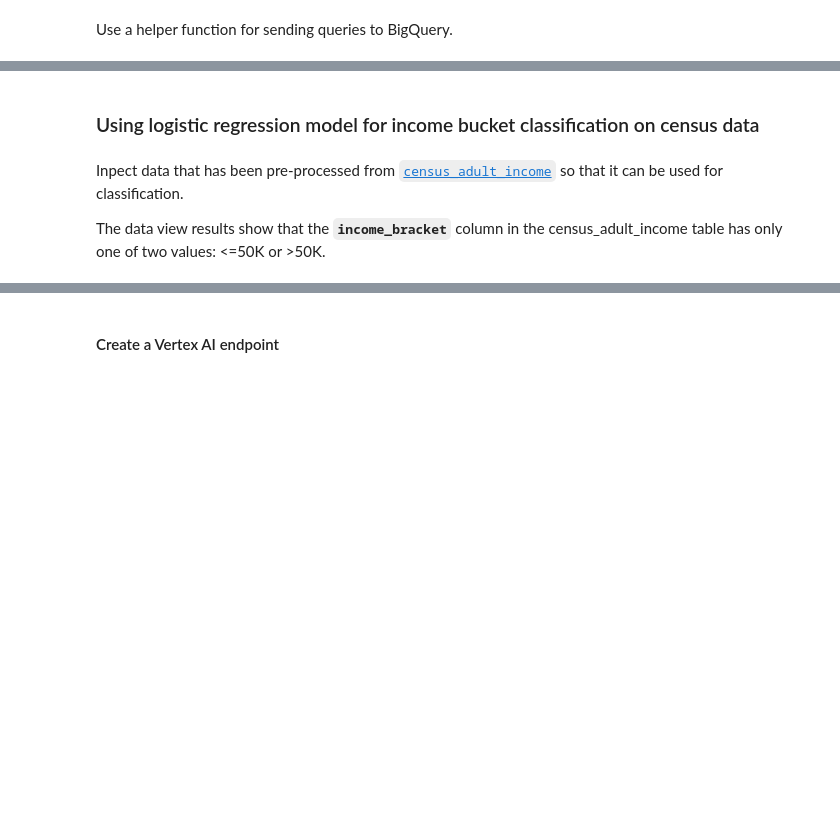
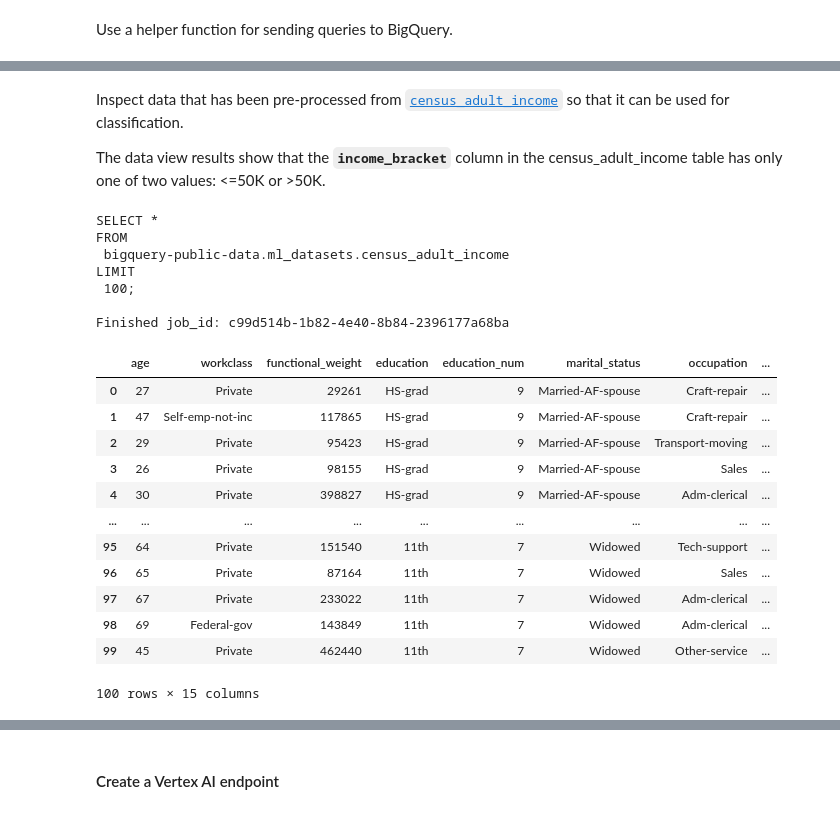
Before and after one commit to paulycloud/ml_portfolio, a Jupyter notebook: 02_BigQuery_ML/02_census_logistic_reg/index.ipynb, the cells around one changed output, grey strips where cells are left out. Cells and saved outputs as stored; diff of their text form; code cells hidden in the pictures; blank space fills up the shorter version.

```diff
--- a/02_BigQuery_ML/02_census_logistic_reg/index.ipynb
+++ b/02_BigQuery_ML/02_census_logistic_reg/index.ipynb
@@ -220,7 +244,45 @@ Finished job_id: c50a7b25-251c-41ae-95e8-11ab5cfd59e1
 |  |
-# %% [markdown]
-### Using logistic regression model for income bucket classification on census data
 # %% [markdown]
-Inpect data that has been pre-processed from  [`census_adult_income`](https://cloud.google.com/bigquery?p=bigquery-public-data&d=census_bureau_usa&page=dataset)  so that it can be used for classification.
+Inspect data that has been pre-processed from  [`census_adult_income`](https://cloud.google.com/bigquery?p=bigquery-public-data&d=census_bureau_usa&page=dataset) so that it can be used for classification.
 
 The data view results show that the **``income_bracket``** column in the census_adult_income table has only one of two values: <=50K or >50K.
+# %%
+sql_inspect_full_feature_dataset = f"""
+SELECT *
+FROM
+ {BQ_PUBLIC_DATASET}
+LIMIT
+ 100;
+"""
+
+sql_inspect_record_count_dataset = f"""
+SELECT count(*)
+FROM
+ {BQ_PUBLIC_DATASET};
+"""
+
+# Display the sql statement
+print(sql_inspect_full_feature_dataset)
+
+run_bq_query(sql_inspect_full_feature_dataset)
+# %% [output]
+SELECT *
+FROM
+ bigquery-public-data.ml_datasets.census_adult_income
+LIMIT
+ 100;
+
+Finished job_id: c99d514b-1b82-4e40-8b84-2396177a68ba
+|  | age | workclass | functional_weight | education | education_num | marital_status | occupation | ... |
+| 0 | 27 | Private | 29261 | HS-grad | 9 | Married-AF-spouse | Craft-repair | ... |
+| 1 | 47 | Self-emp-not-inc | 117865 | HS-grad | 9 | Married-AF-spouse | Craft-repair | ... |
+| 2 | 29 | Private | 95423 | HS-grad | 9 | Married-AF-spouse | Transport-moving | ... |
+| 3 | 26 | Private | 98155 | HS-grad | 9 | Married-AF-spouse | Sales | ... |
+| 4 | 30 | Private | 398827 | HS-grad | 9 | Married-AF-spouse | Adm-clerical | ... |
+| ... | ... | ... | ... | ... | ... | ... | ... | ... |
+| 95 | 64 | Private | 151540 | 11th | 7 | Widowed | Tech-support | ... |
+| 96 | 65 | Private | 87164 | 11th | 7 | Widowed | Sales | ... |
+| 97 | 67 | Private | 233022 | 11th | 7 | Widowed | Adm-clerical | ... |
+| 98 | 69 | Federal-gov | 143849 | 11th | 7 | Widowed | Adm-clerical | ... |
+| 99 | 45 | Private | 462440 | 11th | 7 | Widowed | Other-service | ... |
+100 rows × 15 columns
```
Also changed, not shown: parts of 61 cells of this notebook.
